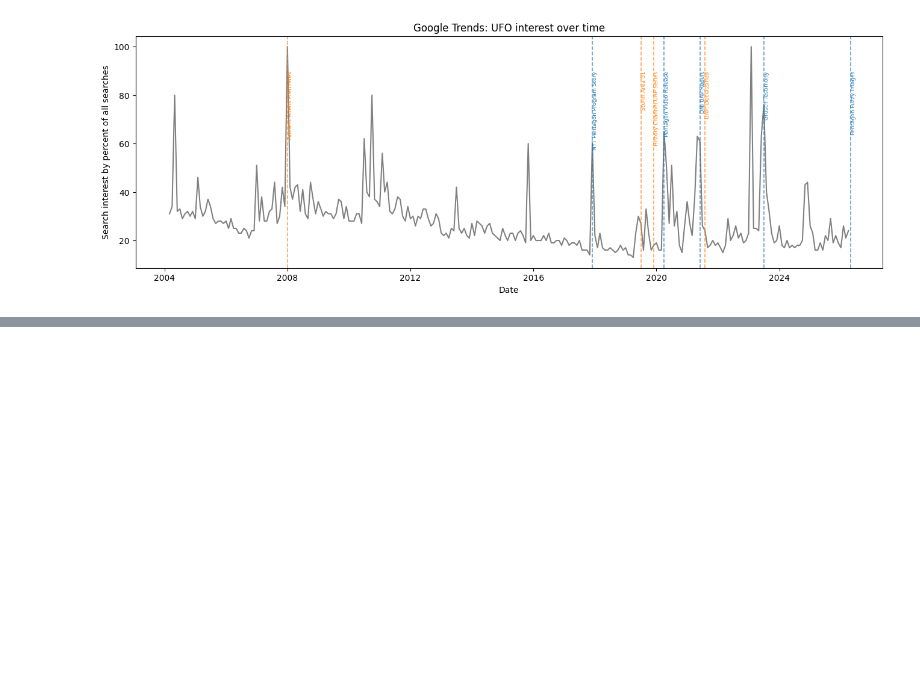
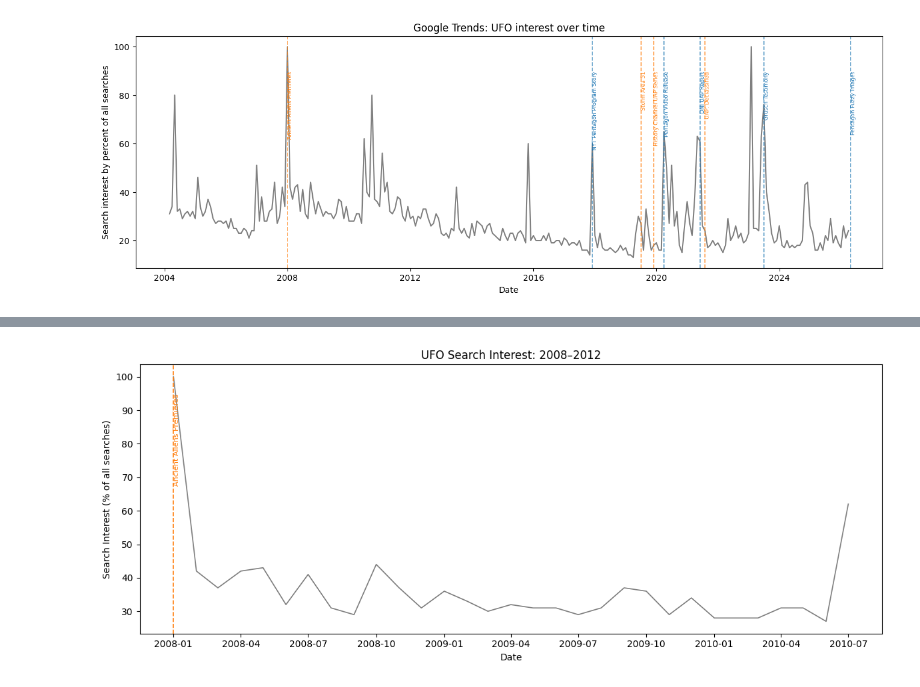
Before and after one commit to glynnboltman/comm3180_S26_Blog, a Jupyter notebook: posts/008_DOW6/trends_blog.ipynb, the cells around one changed output, grey strips where cells are left out. Drawn from its saved outputs; the diff is of its cells as text; code cells hidden in the pictures; blank space fills up the shorter version.

```diff
--- a/posts/008_DOW6/trends_blog.ipynb
+++ b/posts/008_DOW6/trends_blog.ipynb
@@ -97,0 +103,25 @@ Therefore as the government has once more engaged in the subject of UFOs, the pu
+# %%
+#follow up code:
+
+narrowed = (ufo.index >= '2008-01-01') & (ufo.index <= '2010-07-01')
+ufo_new = ufo[narrowed]
+
+#replotting:
+fig, ax = plt.subplots(figsize=(12, 5))
+ax.plot(ufo_new.index, ufo_new.values, color='grey', linewidth=1.2)
+
+#adapting earlier code to replot:
+for date_str, (label, category) in events.items(): #make sure labels are still present
+    date = pd.to_datetime(date_str)
+    if pd.to_datetime('2008-01-01') <= date <= pd.to_datetime('2012-01-01'):
+        ax.axvline(date, color=colors[category], linestyle='--', linewidth=1.2)
+        ax.text(date, ufo_new.values.max() * 0.95, label,
+                rotation=90, fontsize=8, va='top', color=colors[category])
+
+ax.set_title('UFO Search Interest: 2008–2012')
+ax.set_xlabel('Date')
+ax.set_ylabel('Search Interest (% of all searches)')
+plt.tight_layout()
+plt.show()
+# %% [output]
+[figure, added]
```
Also changed, not shown: parts of 5 cells of this notebook.
